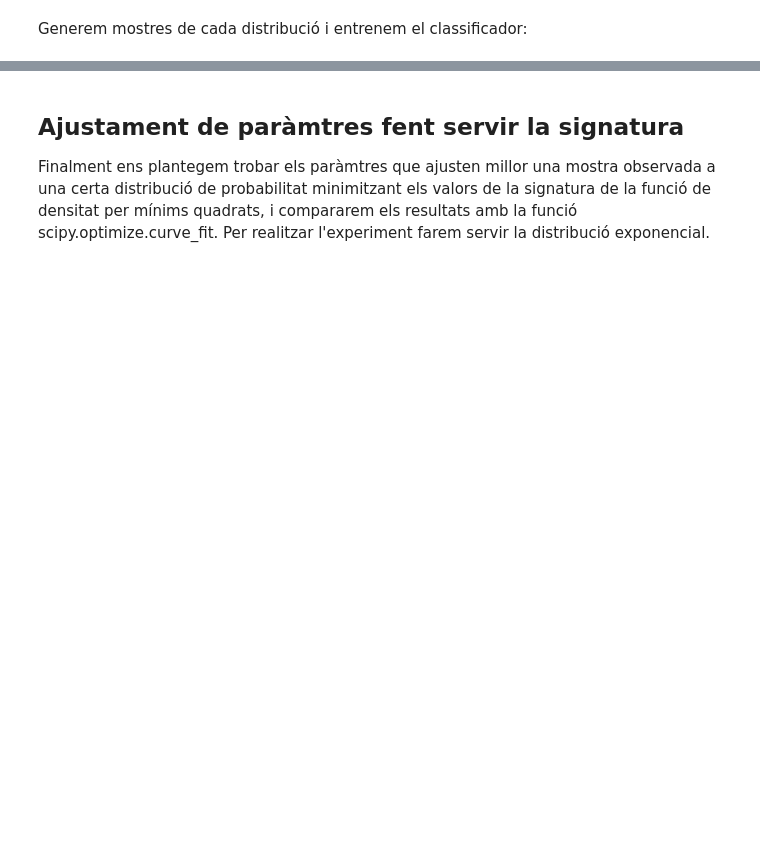
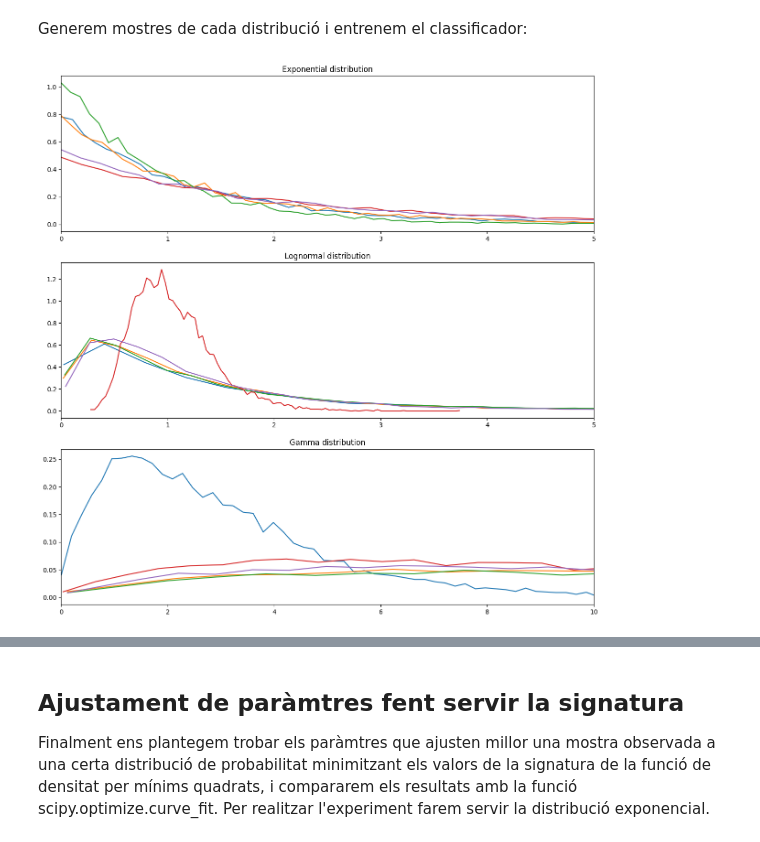
Before and after one commit to fparcerisasv/signature_method, a Jupyter notebook: signatura_exponencial.ipynb, the cells around one changed output, grey strips where cells are left out. Saved outputs shown, nothing was run; the diff lists cells and outputs as text; code cells hidden in the pictures; blank space fills up the shorter version.

```diff
--- a/signatura_exponencial.ipynb
+++ b/signatura_exponencial.ipynb
@@ -270,31 +270,57 @@ plt.show()
 Generem mostres de cada distribució i entrenem el classificador:
 # %%
 from tqdm import tqdm
-
+fig,axes = plt.subplots(3,1,figsize=(15,15))
 X = []
 y = []
-k = 2
 num_samples = 10000
 dataset_size = 10000
+count = 0
 for i in tqdm(range(dataset_size),"Building exponential dataset"):
-    scale = np.random.uniform(0.5,10)
+    scale = np.random.uniform(0.5,2)
     timestamps,values=generate_data(num_samples,"exp",scale)
+    if count < 5:
+        axes[0].plot(timestamps,values)
+        count += 1
+
     X.append(values)
     y.append("Exponential")
 
+count = 0
 for i in tqdm(range(dataset_size),"Building lognormal dataset"):
 
-    sigma = np.random.uniform(0.5,10)
+    sigma = np.random.uniform(0.25,1)
     timestamps,values=generate_data(num_samples,"lognorm",(0,sigma))
+    if count < 5:
+        axes[1].plot(timestamps,values)
+        count += 1
     X.append(values)
     y.append("lognormal")
 
+
+
+
+count = 0
 for i in tqdm(range(dataset_size),"Building gamma dataset"):
     shape = np.random.uniform(0.5,10)
 
-    timestamps,values=generate_data(num_samples,"gamma",(1,shape))
+    timestamps,values=generate_data(num_samples,"gamma",(2,shape))
+    if count < 5:
+        axes[2].plot(timestamps,values)
+        count += 1
     X.append(values)
     y.append("Gamma")
+
+axes[0].set_title("Exponential distribution")
+axes[0].set_xlim(0,5)
+axes[1].set_title("Lognormal distribution")
+axes[1].set_xlim(0,5)
+axes[2].set_title("Gamma distribution")
+axes[2].set_xlim(0,10)
+
+plt.show()
+# %% [output]
+[figure, added]
 # %%
 from sklearn.decomposition import PCA
 #Random Forest Classifier
```
Also changed, not shown: parts of 6 cells of this notebook, 1 other file.
